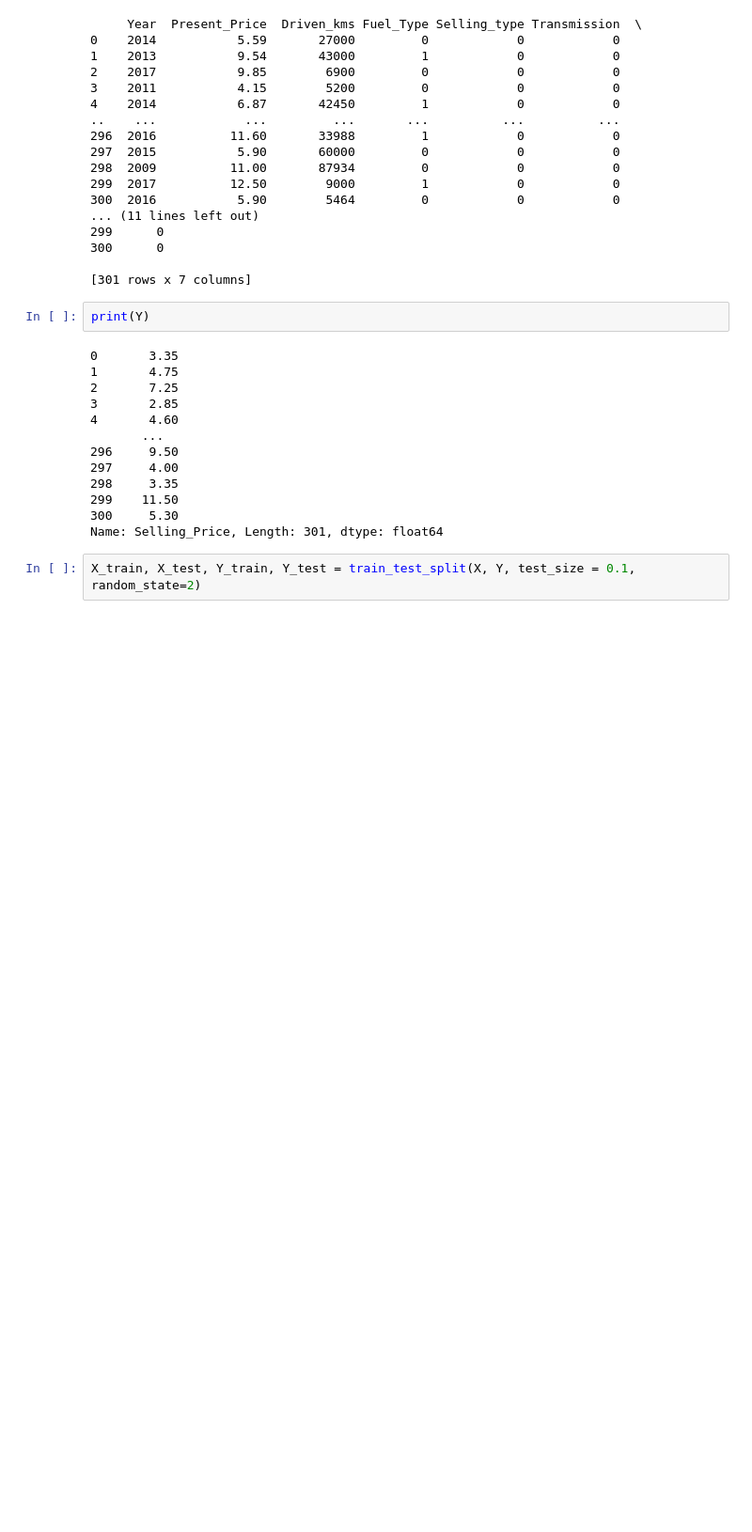
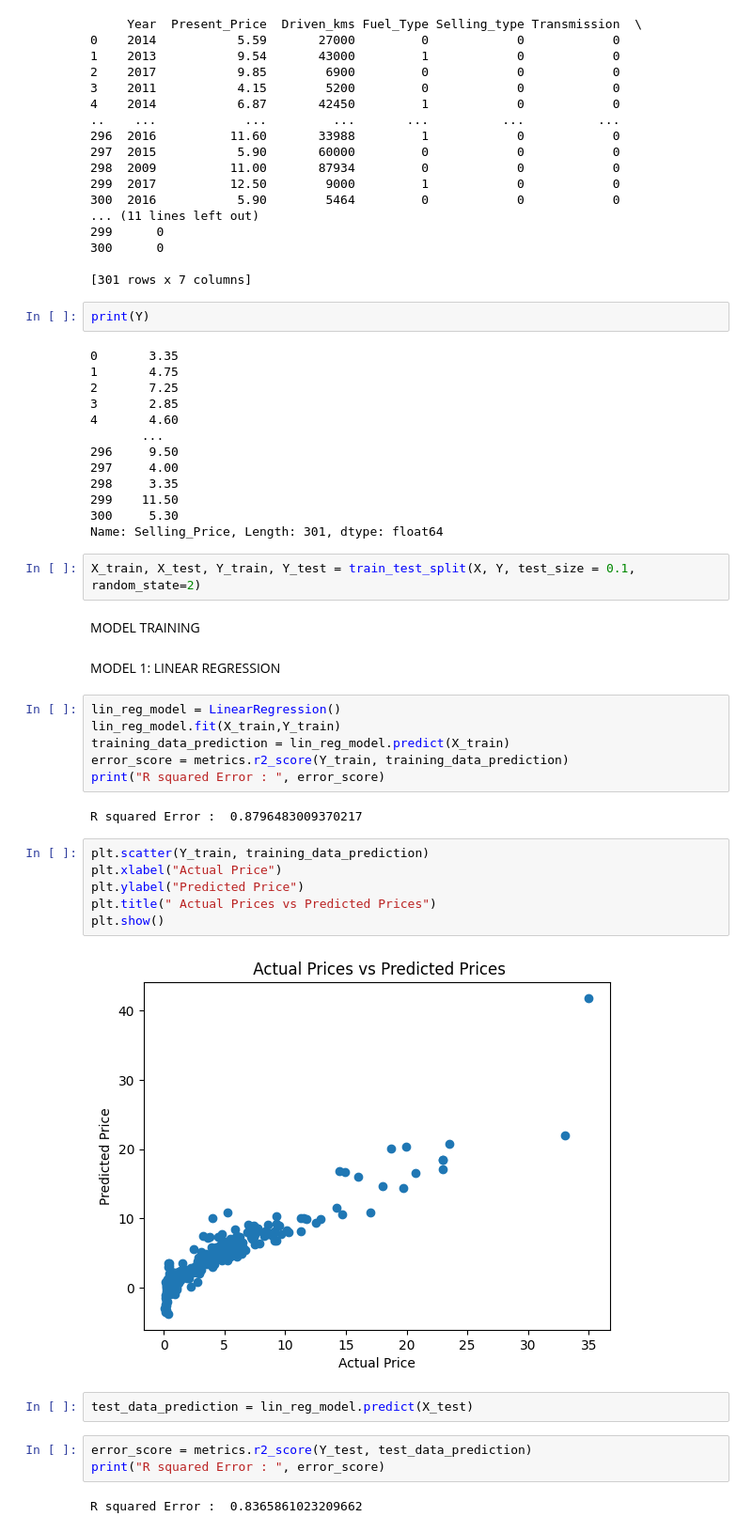
Before and after one commit to aalhadramteke/CodeAlpha_Car-Price-Prediction, a Jupyter notebook: main.ipynb, the cells around one changed output. Shown at 94% size. Drawn from its saved outputs; the diff is of its cells as text; blank space fills up the shorter version.

Commit message:
Model 1:LR

```diff
--- a/main.ipynb
+++ b/main.ipynb
@@ -284,3 +285,30 @@ print(Y)
 Name: Selling_Price, Length: 301, dtype: float64
 # %%
 X_train, X_test, Y_train, Y_test = train_test_split(X, Y, test_size = 0.1, random_state=2)
+# %% [markdown]
+MODEL TRAINING
+# %% [markdown]
+MODEL 1: LINEAR REGRESSION
+# %%
+lin_reg_model = LinearRegression()
+lin_reg_model.fit(X_train,Y_train)
+training_data_prediction = lin_reg_model.predict(X_train)
+error_score = metrics.r2_score(Y_train, training_data_prediction)
+print("R squared Error : ", error_score)
+# %% [output]
+R squared Error :  0.8796483009370217
+# %%
+plt.scatter(Y_train, training_data_prediction)
+plt.xlabel("Actual Price")
+plt.ylabel("Predicted Price")
+plt.title(" Actual Prices vs Predicted Prices")
+plt.show()
+# %% [output]
+[figure, added]
+# %%
+test_data_prediction = lin_reg_model.predict(X_test)
+# %%
+error_score = metrics.r2_score(Y_test, test_data_prediction)
+print("R squared Error : ", error_score)
+# %% [output]
+R squared Error :  0.8365861023209662
```
Also changed, not shown: parts of 3 cells of this notebook.
